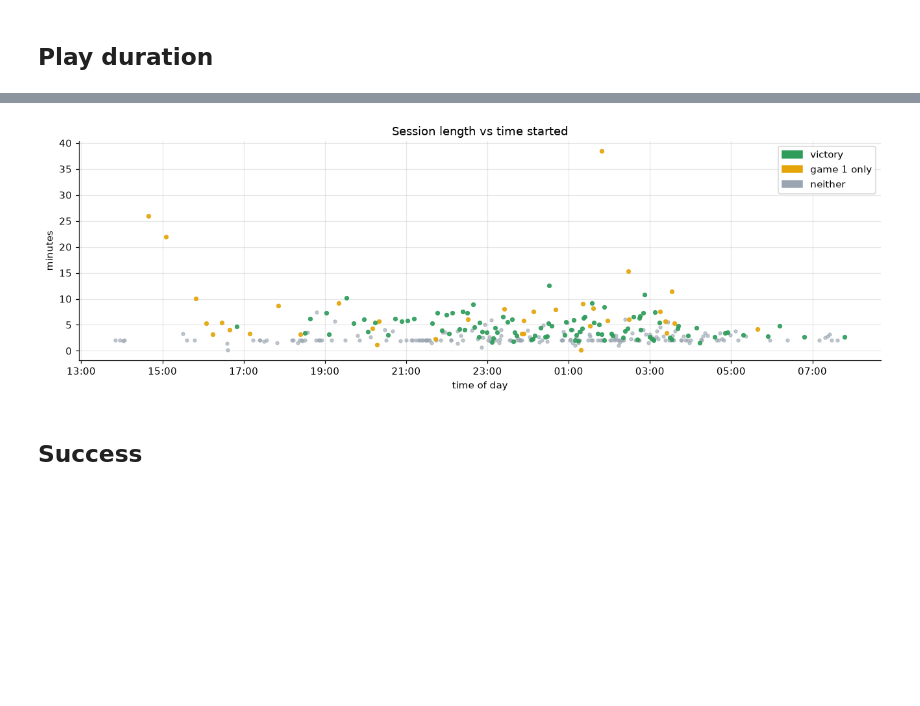
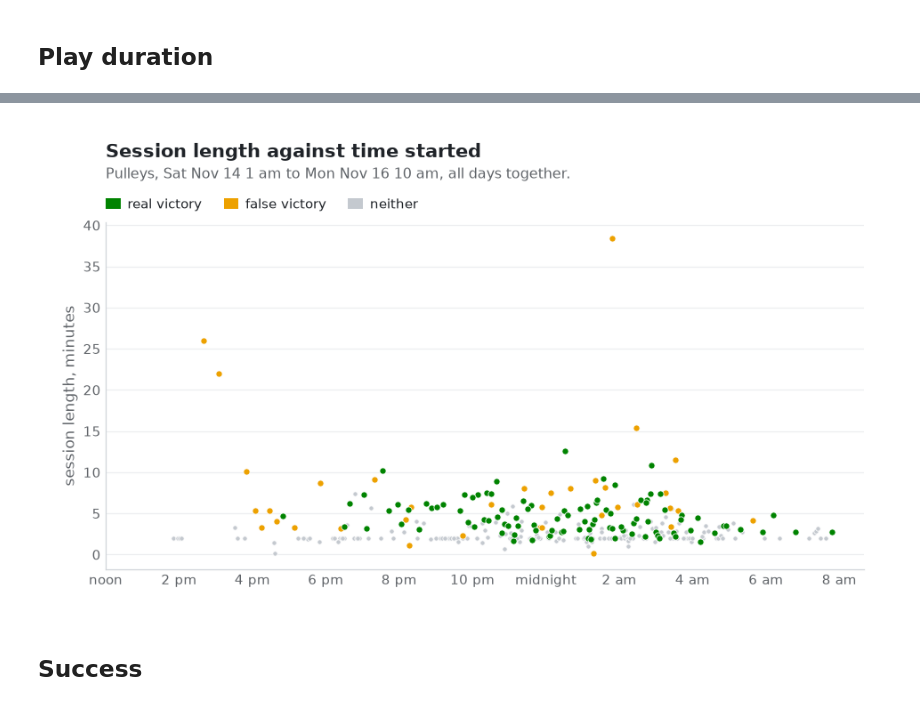
Before and after one commit to samcooler/pulleys, a Jupyter notebook: tools/play_analysis.ipynb, the cells around one changed output, grey strips where cells are left out. Drawn from its saved outputs; the diff is of its cells as text; code cells hidden in the pictures; blank space fills up the shorter version.

```diff
--- a/tools/play_analysis.ipynb
+++ b/tools/play_analysis.ipynb
@@ -19,6 +20,7 @@ import json
 from pathlib import Path
 
 import matplotlib.pyplot as plt
+from matplotlib.transforms import offset_copy
 import numpy as np
 import pandas as pd
 
@@ -31,9 +33,8 @@ root = next(p for p in [Path.cwd(), *Path.cwd().parents] if (p / "CLAUDE.md").ex
 if LOG_DIR is None:
     LOG_DIR = max(p.parent for p in (root / "field_logs").glob("*/activity.jsonl"))
 LOG_DIR = Path(LOG_DIR)
+PLOTS = LOG_DIR / "plots"
+PLOTS.mkdir(exist_ok=True)
 print("reading", LOG_DIR / "activity.jsonl")
-
-plt.rcParams.update({"figure.figsize": (11, 4), "figure.dpi": 110, "axes.spines.top": False,
-                     "axes.spines.right": False, "axes.grid": True, "grid.alpha": 0.3})
 # %% [output]
 reading /Users/sam/git_repos/pulleys/field_logs/20261121-203050/activity.jsonl
@@ -268,0 +306,21 @@ fig.tight_layout()
+# %%
+g1, v = df["minutes_to_game1"].dropna(), df["minutes_to_victory"].dropna()
+bins = np.arange(0, max(g1.max(), v.max()) + 0.5, 0.5)
+
+fig, ax = plt.subplots()
+for data, t in [(g1, "false victory"), (v, "real victory")]:
+    ax.hist(data, bins=bins, color=TIER_COLOR[t], alpha=0.28, lw=0)
+    ax.hist(data, bins=bins, histtype="step", color=TIER_COLOR[t], lw=2)
+    ax.axvline(data.median(), color=TIER_COLOR[t], ls="--", lw=1.3)
+top = ax.get_ylim()[1] * 1.12   # headroom: the labels sit above the tallest bar
+ax.set_ylim(0, top)
+# false victory's label to the left of its line, real victory's to the right, so they never meet
+for data, dx, ha in [(g1, -6, "right"), (v, 6, "left")]:
+    ax.annotate(f"median {data.median():.1f} min", (data.median(), top), xytext=(dx, -14),
+                textcoords="offset points", ha=ha, fontsize=10, color=INK)
+ax.set(xlabel="minutes from the first pull", ylabel="sessions")
+header(ax, "How long it takes to reach each victory",
+       f"{SPAN}.  Of the sessions that got there.",
+       ([swatch(TIER_COLOR["false victory"]), swatch(TIER_COLOR["real victory"])],
+        [f"false victory (n={len(g1)})", f"real victory (n={len(v)})"]))
+save(fig, "06_time_to_win")
@@ -269,16 +348,15 @@ fig.tight_layout()
 # %%
-fig, ax = plt.subplots(figsize=(12, 4))
-tod = played["hours_in"]
-for t, size, alpha in [("neither", 10, 0.6), ("game 1 only", 14, 0.9), ("victory", 14, 0.9)]:
+fig, ax = plt.subplots()
+for t, size, z in [("neither", 12, 2), ("false victory", 22, 3), ("real victory", 22, 4)]:
     m = played["tier"] == t
-    ax.scatter(tod[m], played.loc[m, "minutes"], s=size, alpha=alpha, color=TIER_COLOR[t], label=t, zorder=3)
-ticks = range(int(tod.min()), int(tod.max()) + 2, 2)
+    ax.scatter(played.loc[m, "hours_in"], played.loc[m, "minutes"], s=size, color=TIER_COLOR[t],
+               ec="white", lw=0.5, zorder=z)
+ticks = range(int(played["hours_in"].min()) // 2 * 2, int(played["hours_in"].max()) + 2, 2)
 ax.set_xticks(ticks, [hour_label(h) for h in ticks])
-ax.set(title="Session length vs time started", xlabel="time of day", ylabel="minutes")
-handles, labels = tier_handles()
-ax.legend(handles, labels)
-fig.tight_layout()
+ax.set_ylabel("session length, minutes")
+header(ax, "Session length against time started", SPAN + ", all days together.", TIER_LEGEND)
+save(fig, "08_length_vs_time")
 # %% [output]
-[figure, old version]
+[figure, new version]
 # %% [markdown]
 ## Success
```
Also changed, not shown: parts of 18 cells of this notebook.
